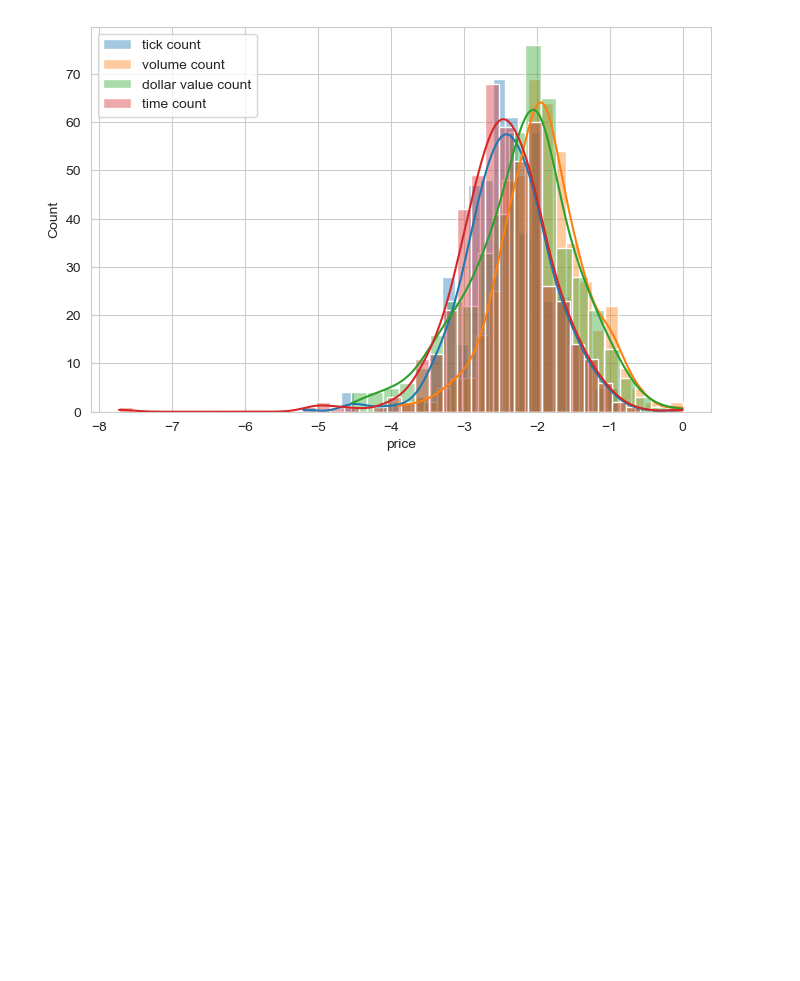
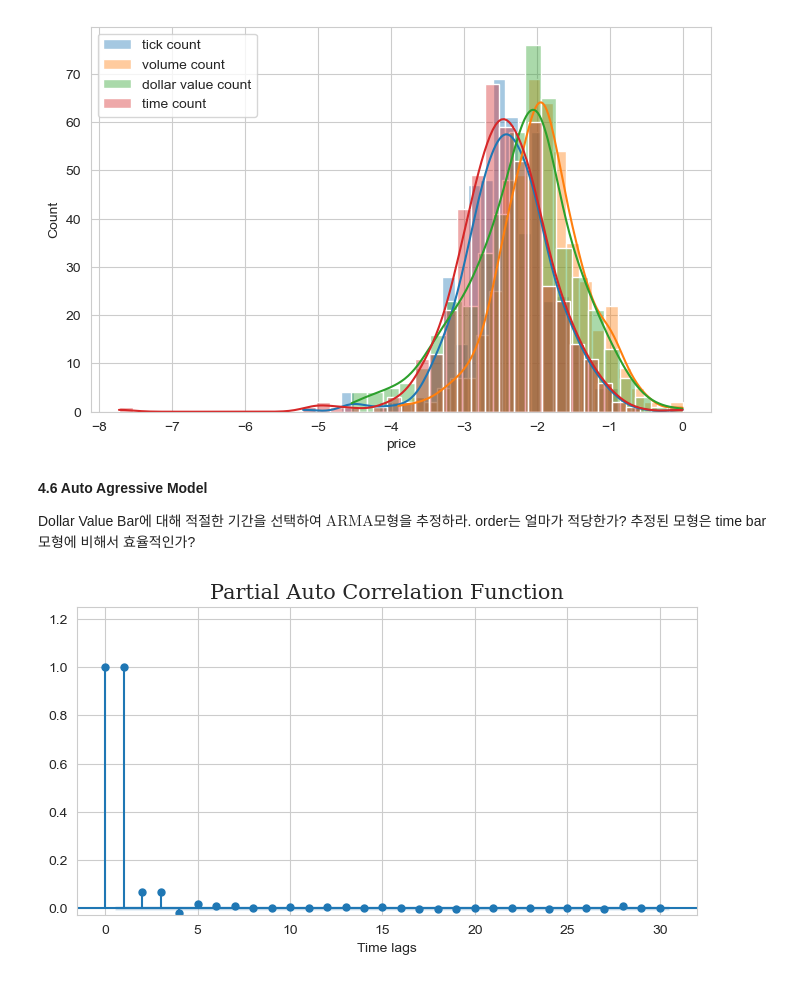
Before and after one commit to Tommylee1013/QUANTIFI, a Jupyter notebook: Week 10/Advanced Time Series.ipynb, the cells around one changed output. Drawn from its saved outputs; the diff is of its cells as text; code cells hidden in the pictures; blank space fills up the shorter version.

```diff
--- a/Week 10/Advanced Time Series.ipynb
+++ b/Week 10/Advanced Time Series.ipynb
@@ -472,3 +573,19 @@ plt.legend()
 # %% [output]
 <matplotlib.legend.Legend at 0x...>
 [figure]
+# %% [markdown]
+**4.6 Auto Agressive Model**
+
+Dollar Value Bar에 대해 적절한 기간을 선택하여 $\mathrm{ARMA}$모형을 추정하라. order는 얼마가 적당한가? 추정된 모형은 time bar 모형에 비해서 효율적인가?
+# %%
+dv = np.log(dollar_df.price)
+# %%
+from statsmodels.graphics.tsaplots import plot_acf, plot_pacf
+
+fig, ax = plt.subplots(figsize=(8, 4))
+plot_pacf(dv, auto_ylims = True, lags = 30, title = 'PACF of KOSPI log Index', ax = ax)
+plt.xlabel('Time lags', fontsize = 10)
+plt.title('Partial Auto Correlation Function', fontsize = 15, fontfamily = 'Serif')
+plt.show()
+# %% [output]
+[figure, added]
```
Also changed, not shown: parts of 23 cells of this notebook, 1 other file.
